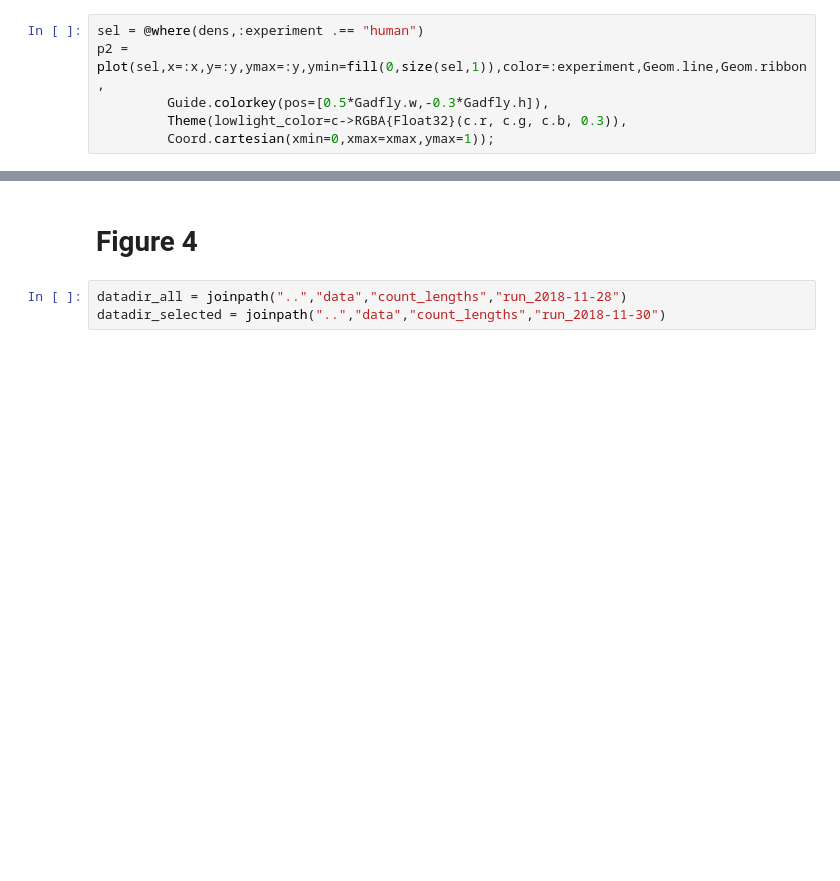
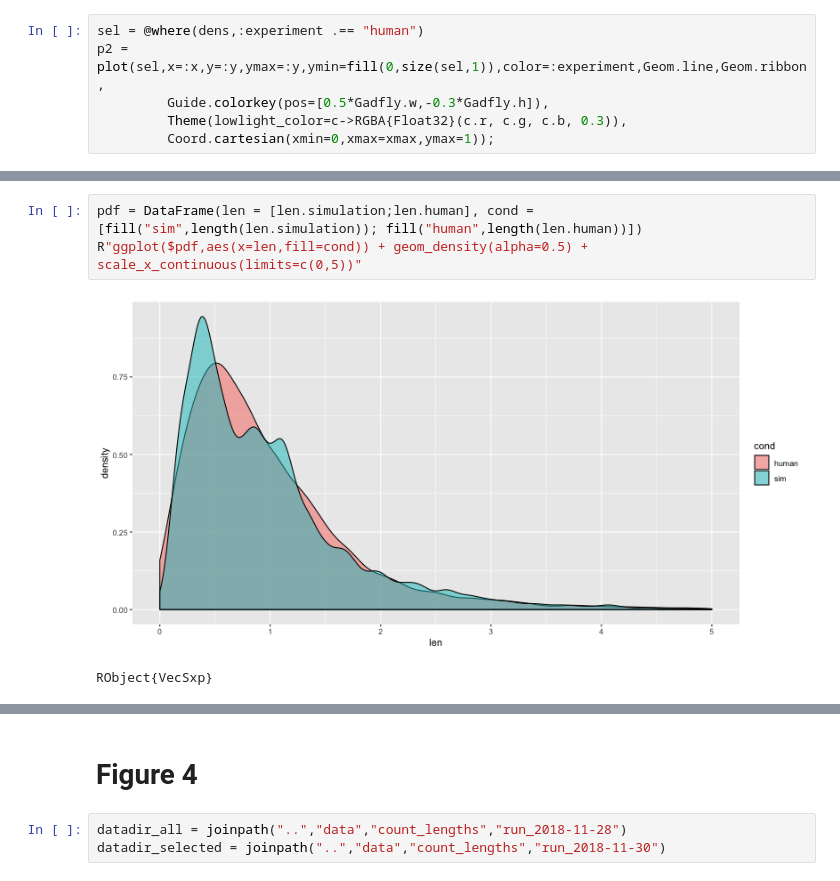
Before and after one commit to haberdashPI/bistable, a Jupyter notebook: notebooks/Figures 2-4.ipynb, the cells around one changed output, grey strips where cells are left out. Cells and saved outputs as stored; diff of their text form; blank space fills up the shorter version.

```diff
--- a/notebooks/Figures 2-4.ipynb
+++ b/notebooks/Figures 2-4.ipynb
@@ -320,0 +362,6 @@ draw(PDF(joinpath(plotdir,"fig2_raw_human.pdf"),5inch,2.5inch),hstack(p1,p2))
+# %%
+pdf = DataFrame(len = [len.simulation;len.human], cond = [fill("sim",length(len.simulation)); fill("human",length(len.human))])
+R"ggplot($pdf,aes(x=len,fill=cond)) + geom_density(alpha=0.5) + scale_x_continuous(limits=c(0,5))"
+# %% [output]
+[figure, added]
+RObject{VecSxp}
```
Also changed, not shown: parts of 15 cells of this notebook, 4 other files.
